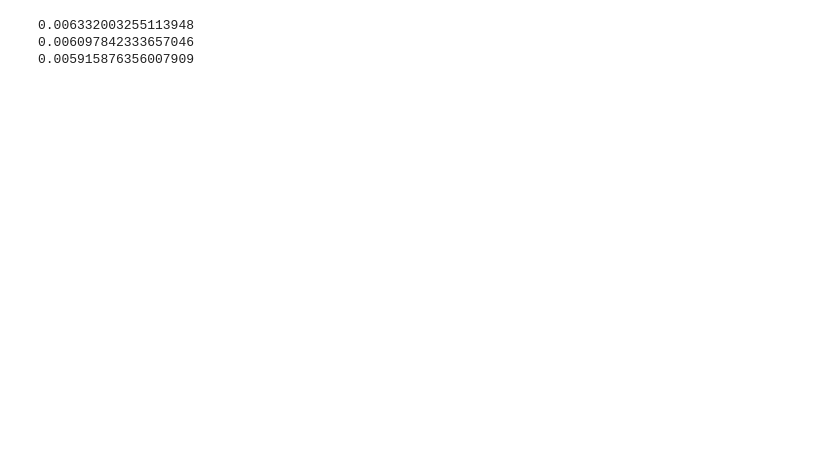
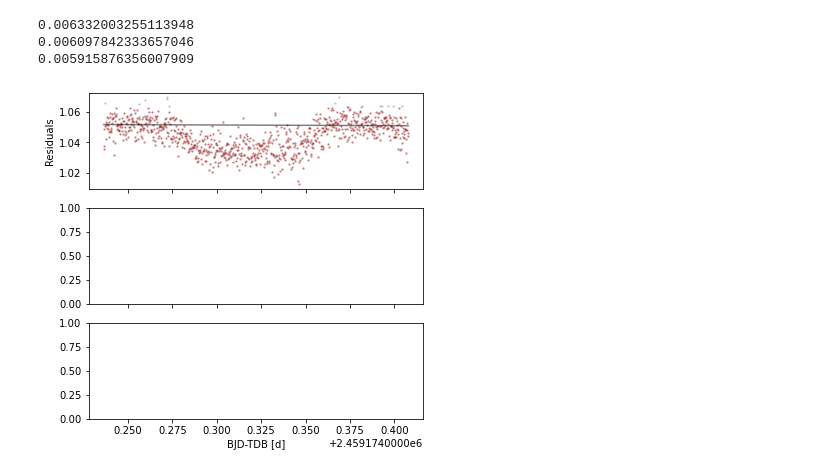
Before and after one commit to blackbianca/WASP-44-b, a Jupyter notebook: notebooks/TASTE analysis/TASTE 03 - analysis of sentinel output.ipynb, the cells around one changed output. Cells and saved outputs as stored; diff of their text form; code cells hidden in the pictures; blank space fills up the shorter version.

```diff
--- a/notebooks/TASTE analysis/TASTE 03 - analysis of sentinel output.ipynb
+++ b/notebooks/TASTE analysis/TASTE 03 - analysis of sentinel output.ipynb
@@ -553,9 +574,11 @@ print(np.std(detrended_ap00[out_of_transit2]))
 print(np.std(detrended_ap01[out_of_transit]))
 print(np.std(detrended_ap02[out_of_transit]))
 
-std2 = np.std(detrended_ap02[out_of_transit])
+std90 = np.std(detrended_ap00[out_of_transit2])
+std95 = np.std(detrended_ap01[out_of_transit])
+std99 = np.std(detrended_ap02[out_of_transit])
 N = int(len(sentinel_data[:,17]))
-errvec = np.ones(N, float)*std2
+errvec = np.ones(N, float)*std99
 
 
 # standard deviation of the out-of-transit flux
@@ -564,5 +587,20 @@ errvec = np.ones(N, float)*std2
 0.006332003255113948
 0.006097842333657046
 0.005915876356007909
+# %%
+outliers = ((sentinel_data[:,17]-poly_ap02) < 2*std99)
+#print(outliers)
+
+fig, (ax0,ax1,ax2) = plt.subplots(nrows=3, sharex=True, figsize=(6,6))
+ax0.plot(bjd_tdb, poly_ap02, color='k', alpha=0.5, label='Polynomial model')
+ax0.scatter(bjd_tdb, sentinel_data[:,17] , c='k', s=2, alpha=0.15, label='Aperture 90')
+ax0.scatter(bjd_tdb[outliers], sentinel_data[outliers,17], c='C3', s=2, alpha=0.25, label='Aperture 90')
+
+ax2.set_xlabel('BJD-TDB [d]')
+
+ax0.set_ylabel('Residuals')
+plt.show()
+# %% [output]
+[figure, added]
 # %%
 fileout = open('WASP44_TASTE_PyORBIT.dat', 'w')
```
Also changed, not shown: parts of 3 cells of this notebook, 1 other file.
